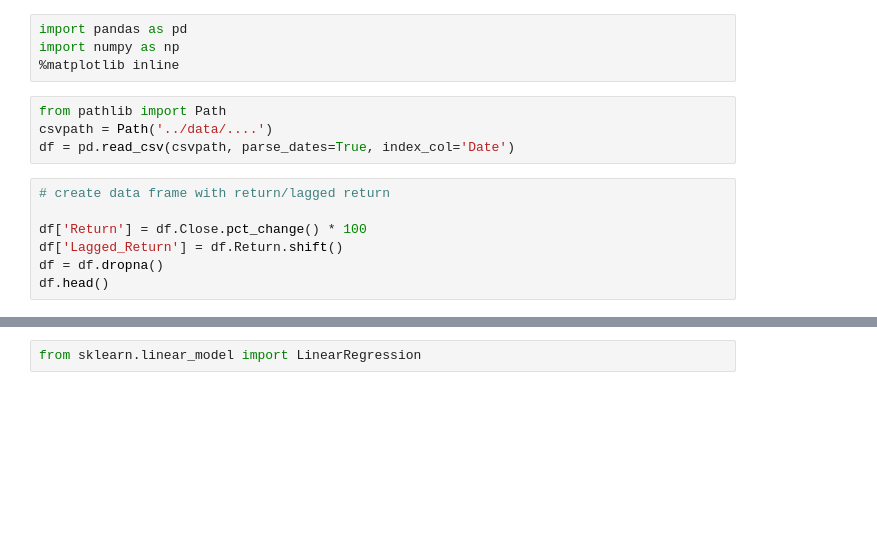
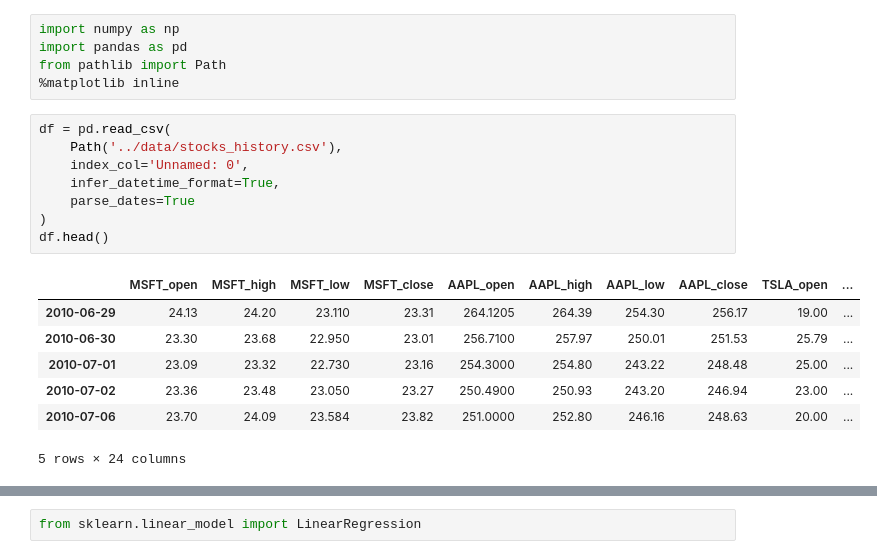
Before and after one commit to DT021/Twitter_Sentiment_Analysis_-_LSTM_Price_Prediction, a Jupyter notebook: Steffen/Train_test_1.ipynb, the cells around one changed output, grey strips where cells are left out. Saved outputs shown, nothing was run; the diff lists cells and outputs as text; blank space fills up the shorter version.

```diff
--- a/Steffen/Train_test_1.ipynb
+++ b/Steffen/Train_test_1.ipynb
@@ -1,15 +1,21 @@
 # %%
+import numpy as np
 import pandas as pd
-import numpy as np
+from pathlib import Path
 %matplotlib inline
-# %%
-from pathlib import Path
-csvpath = Path('../data/....')
-df = pd.read_csv(csvpath, parse_dates=True, index_col='Date')
-# %%
-# create data frame with return/lagged return
-
-df['Return'] = df.Close.pct_change() * 100
-df['Lagged_Return'] = df.Return.shift()
-df = df.dropna()
-df.head()
+# %%
+df = pd.read_csv(
+    Path('../data/stocks_history.csv'),
+    index_col='Unnamed: 0',
+    infer_datetime_format=True,
+    parse_dates=True
+)
+df.head()
+# %% [output]
+|  | MSFT_open | MSFT_high | MSFT_low | MSFT_close | AAPL_open | AAPL_high | AAPL_low | AAPL_close | TSLA_open | ... |
+| 2010-06-29 | 24.13 | 24.20 | 23.110 | 23.31 | 264.1205 | 264.39 | 254.30 | 256.17 | 19.00 | ... |
+| 2010-06-30 | 23.30 | 23.68 | 22.950 | 23.01 | 256.7100 | 257.97 | 250.01 | 251.53 | 25.79 | ... |
+| 2010-07-01 | 23.09 | 23.32 | 22.730 | 23.16 | 254.3000 | 254.80 | 243.22 | 248.48 | 25.00 | ... |
+| 2010-07-02 | 23.36 | 23.48 | 23.050 | 23.27 | 250.4900 | 250.93 | 243.20 | 246.94 | 23.00 | ... |
+| 2010-07-06 | 23.70 | 24.09 | 23.584 | 23.82 | 251.0000 | 252.80 | 246.16 | 248.63 | 20.00 | ... |
+5 rows × 24 columns
```
Also changed, not shown: parts of 26 cells of this notebook.
